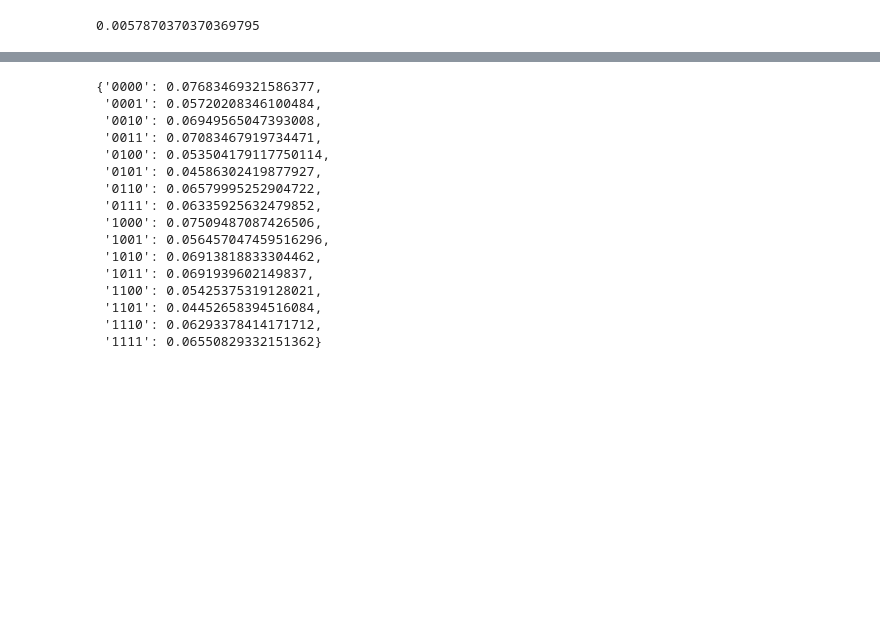
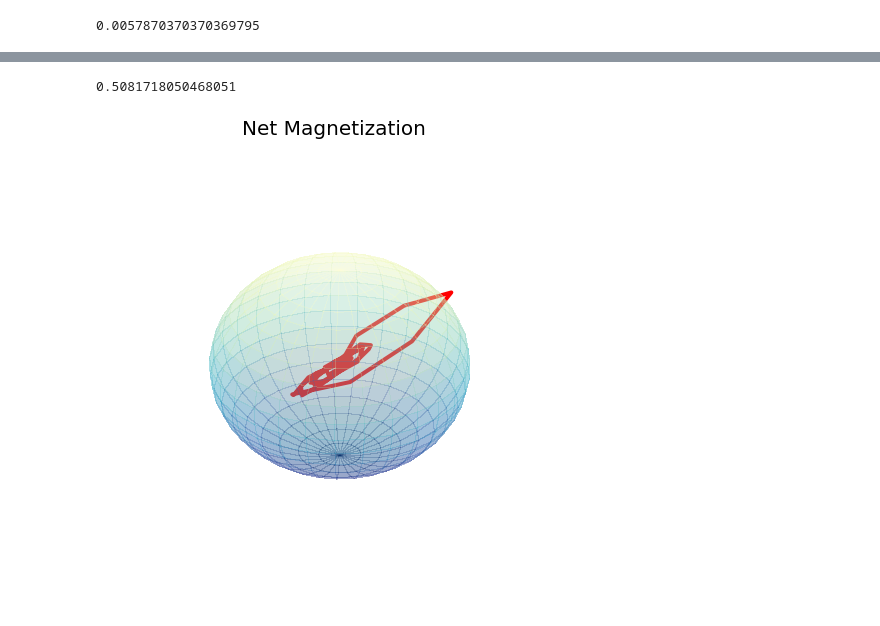
Before and after one commit to qiskit-community/qiskit-research, a Jupyter notebook: docs/getting_started.ipynb, the cells around one changed output, grey strips where cells are left out. Drawn from its saved outputs; the diff is of its cells as text; code cells hidden in the pictures; blank space fills up the shorter version.

```diff
--- a/docs/getting_started.ipynb
+++ b/docs/getting_started.ipynb
@@ -272,7 +273,8 @@ from qiskit.providers.ibmq.managed import IBMQJobManager
 # %%
 ising_job_set_id = '43163dbed806495aa6e244491903323c-1664846537566098'
+ising_job_sim_id = 'b8899aa66a0947cda2d484d866739120-16654510556656241'
 job_manager = IBMQJobManager()
-ising_job_set = job_manager.retrieve_job_set(job_set_id=ising_job_set_id, provider=provider)
+ising_job_set = job_manager.retrieve_job_set(job_set_id=ising_job_sim_id, provider=provider)
 # %%
 counts = ising_job_set.results().combine_results().get_counts()
 # %% [markdown]
@@ -281,6 +283,8 @@ counts = ising_job_set.results().combine_results().get_counts()
 Video Companion - ["Nick Knows - Measurement Errors"](https://www.youtube.com/watch?v=9ZSBkH-2zjs&list=PLOFEBzvs-VvodTtg75jH3t2levcnVlrkk&index=9) <br>
 
 This uses `mthree` (matrix-free measurement mitigation) to do $LU$-decomposition on a readout calibration routine to efficently correct for readout errors. Note that `cals_from_system` runs an experiment on your chosen `backend` and then applies it to your results to calculate quasi-probabilities, with the default `num_shots=8192`.
+# %%
+my_layout = [11, 8, 14, 16]
 # %%
 from mthree import M3Mitigation
 
@@ -301,11 +329,12 @@ mag_data = combine_mag_data(twirled_data)
 mag_vec_data = {"x": [], "y": [], "z": []}
 
 for tidx, _ in enumerate(t_range):
-    mag_vec_t = {"x": [], "y": [], "z": []}
-    for meas_basis in ["x", "y", "z"]:
-        mag_qubit = {"x": [], "y": [], "z": []}
-        for qubit in my_layout:
-            mag_x = 1-2*sum([value for key, value in mag_data['x'][tidx].items() if key[qubit] == '1'])
+    mag_vec_data["x"].append(sum([1-2*sum([value for key, value in mag_data["x"][tidx].items()
+        if key[num_spins-qidx-1] == '1']) for qidx, _ in enumerate(my_layout)])/num_spins)
+    mag_vec_data["y"].append(sum([1-2*sum([value for key, value in mag_data["y"][tidx].items()
+        if key[num_spins-qidx-1] == '1']) for qidx, _ in enumerate(my_layout)])/num_spins)
+    mag_vec_data["z"].append(sum([1-2*sum([value for key, value in mag_data['z'][tidx].items()
+        if key[num_spins-qidx-1] == '1']) for qidx, _ in enumerate(my_layout)])/num_spins)
 # %%
 1-2*sum([value for key, value in mag_data['x'][0].items() if key[0] == '1'])
 # %% [output]
@@ -313,19 +365,22 @@ for tidx, _ in enumerate(t_range):
+# %%
+sum([value for key, value in mag_data['z'][0].items() if key[0] == '0'])
+# %% [output]
+0.5081718050468051
 # %%
-mag_data['x'][0]
+pnts = [mag_vec_data["x"], mag_vec_data["y"], mag_vec_data["z"]]
+
+plt.rcParams["figure.figsize"] = [7, 7]
+plt.rcParams["figure.autolayout"] = True
+fig = plt.figure()
+ax = fig.add_subplot(projection='3d')
+u, v = np.mgrid[0:2 * np.pi:30j, 0:np.pi:20j]
+x = np.cos(u) * np.sin(v)
+y = np.sin(u) * np.sin(v)
+z = np.cos(v)
+ax.plot_surface(x, y, z, cmap=plt.cm.YlGnBu_r, alpha=0.25, antialiased=False)
+ax.plot(pnts[0], pnts[1], pnts[2], color='r', lw=4.0, label='Exact')
+ax.set_title('Net Magnetization', fontsize=20)
+plt.axis('off')
+plt.show()
 # %% [output]
-{'0000': 0.07683469321586377,
- '0001': 0.05720208346100484,
- '0010': 0.06949565047393008,
- '0011': 0.07083467919734471,
- '0100': 0.053504179117750114,
- '0101': 0.04586302419877927,
- '0110': 0.06579995252904722,
- '0111': 0.06335925632479852,
- '1000': 0.07509487087426506,
- '1001': 0.056457047459516296,
- '1010': 0.06913818833304462,
- '1011': 0.0691939602149837,
- '1100': 0.05425375319128021,
- '1101': 0.04452658394516084,
- '1110': 0.06293378414171712,
- '1111': 0.06550829332151362}
+[figure, added]
```
Also changed, not shown: parts of 24 cells of this notebook, 1 other file.
